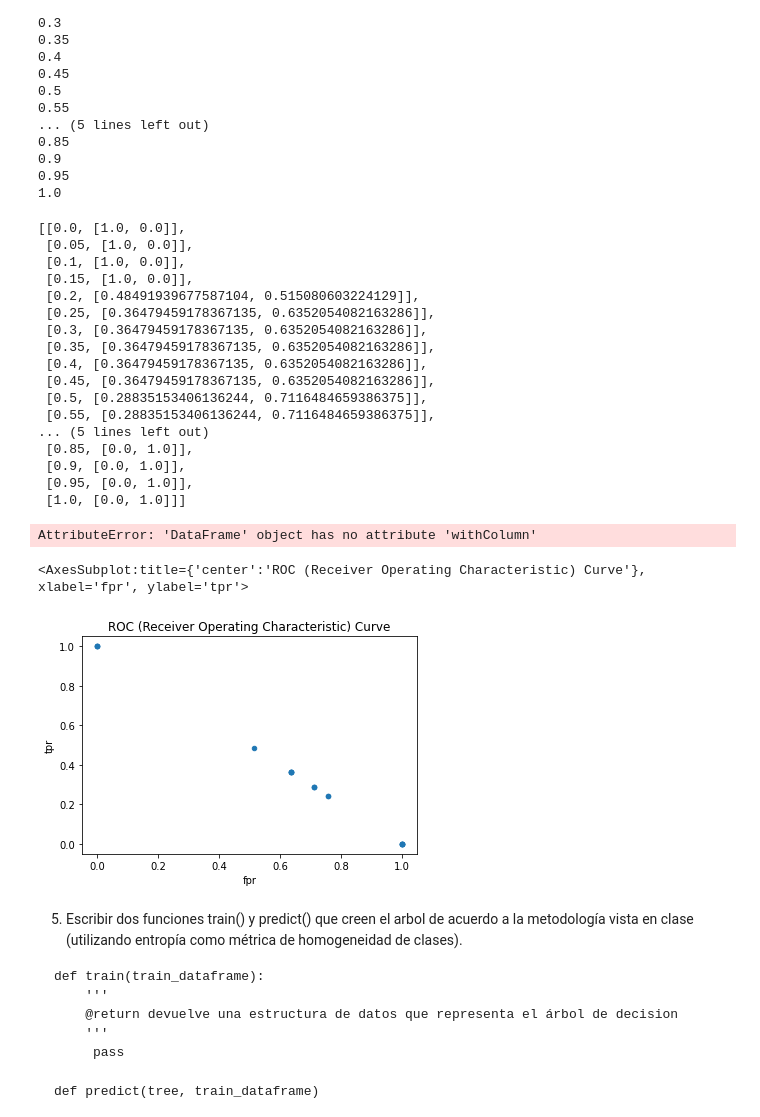
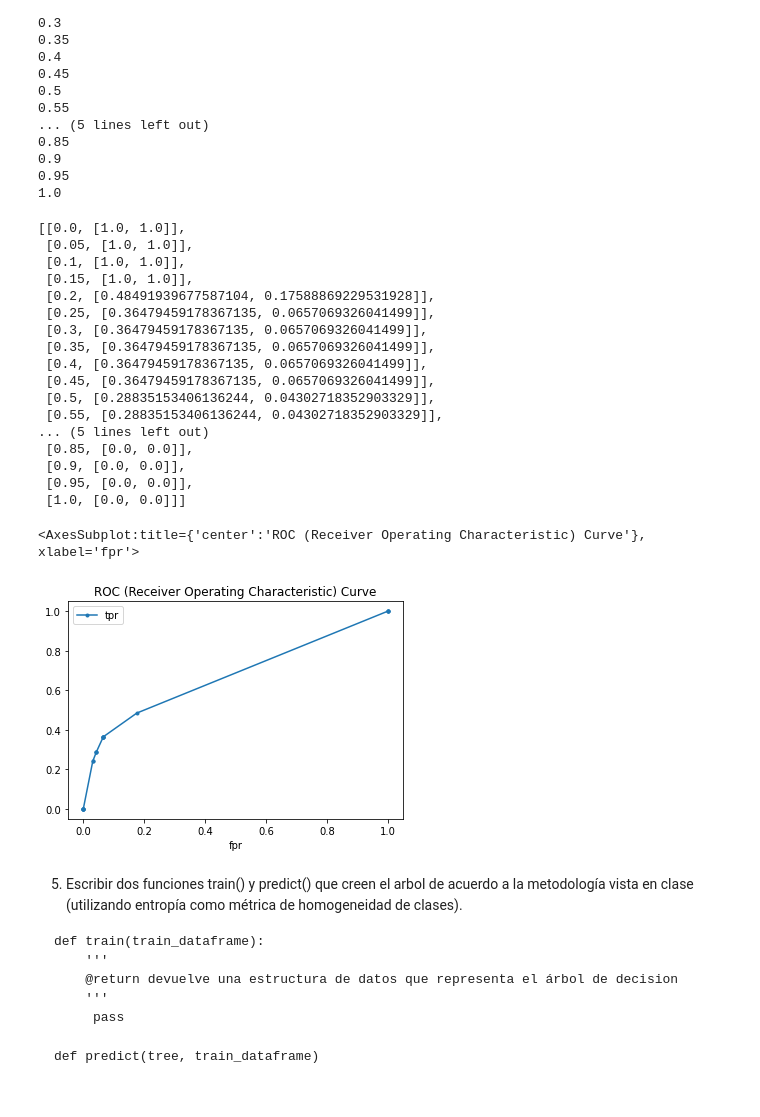
Before and after one commit to juancruzcarrau/bigdata, a Jupyter notebook: Obligatorio 2.ipynb, the cells around one changed output. Saved outputs shown, nothing was run; the diff lists cells and outputs as text; code cells hidden in the pictures.

````diff
--- a/Obligatorio 2.ipynb
+++ b/Obligatorio 2.ipynb
@@ -258,7 +258,7 @@ def get_tpr_and_fpr(prediction):
 
     tpr = tp/(tp + fn)
 
-    fpr = fn/(tp + fn)
+    fpr = fp/(tn + fp)
 
     return (tpr, fpr)
 # %%
@@ -304,35 +304,31 @@ for t in thresholds:
 # %%
 values
 # %% [output]
-[[0.0, [1.0, 0.0]],
- [0.05, [1.0, 0.0]],
- [0.1, [1.0, 0.0]],
- [0.15, [1.0, 0.0]],
- [0.2, [0.48491939677587104, 0.515080603224129]],
- [0.25, [0.36479459178367135, 0.6352054082163286]],
- [0.3, [0.36479459178367135, 0.6352054082163286]],
- [0.35, [0.36479459178367135, 0.6352054082163286]],
- [0.4, [0.36479459178367135, 0.6352054082163286]],
- [0.45, [0.36479459178367135, 0.6352054082163286]],
- [0.5, [0.28835153406136244, 0.7116484659386375]],
- [0.55, [0.28835153406136244, 0.7116484659386375]],
+[[0.0, [1.0, 1.0]],
+ [0.05, [1.0, 1.0]],
+ [0.1, [1.0, 1.0]],
+ [0.15, [1.0, 1.0]],
+ [0.2, [0.48491939677587104, 0.17588869229531928]],
+ [0.25, [0.36479459178367135, 0.0657069326041499]],
+ [0.3, [0.36479459178367135, 0.0657069326041499]],
+ [0.35, [0.36479459178367135, 0.0657069326041499]],
+ [0.4, [0.36479459178367135, 0.0657069326041499]],
+ [0.45, [0.36479459178367135, 0.0657069326041499]],
+ [0.5, [0.28835153406136244, 0.04302718352903329]],
+ [0.55, [0.28835153406136244, 0.04302718352903329]],
 ... (5 lines left out)
- [0.85, [0.0, 1.0]],
- [0.9, [0.0, 1.0]],
- [0.95, [0.0, 1.0]],
- [1.0, [0.0, 1.0]]]
+ [0.85, [0.0, 0.0]],
+ [0.9, [0.0, 0.0]],
+ [0.95, [0.0, 0.0]],
+ [1.0, [0.0, 0.0]]]
 # %%
 df = pd.DataFrame([(p,tpr,fpr) for (p,(tpr,fpr)) in values], columns=['p', 'tpr', 'fpr'])
-# %%
-for p,
-# %% [output]
-AttributeError: 'DataFrame' object has no attribute 'withColumn'
 # %%
-df.plot(kind='scatter',x='fpr',y='tpr',
+df.plot(style='.-',x='fpr',y='tpr',
         title="ROC (Receiver Operating Characteristic) Curve")
 # %% [output]
-<AxesSubplot:title={'center':'ROC (Receiver Operating Characteristic) Curve'}, xlabel='fpr', ylabel='tpr'>
+<AxesSubplot:title={'center':'ROC (Receiver Operating Characteristic) Curve'}, xlabel='fpr'>
-[figure, old version]
+[figure, new version]
 # %% [markdown]
 5. Escribir dos funciones train() y predict() que creen el arbol de acuerdo a la metodología vista en clase (utilizando entropía como métrica de homogeneidad de clases).
 ```
````
Also changed, not shown: parts of 6 cells of this notebook, 1 other file.
